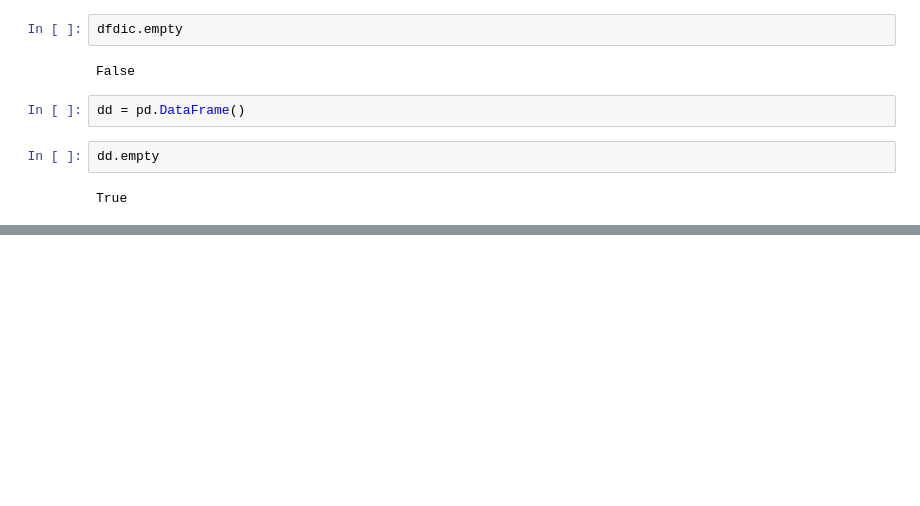
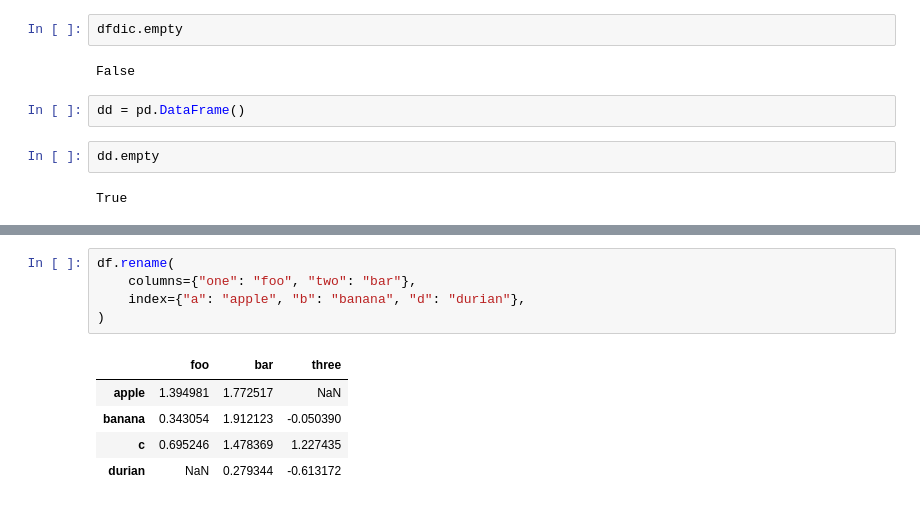
Before and after one commit to Makuiky/notebooks-de-consulta, a Jupyter notebook: pandas.ipynb, the cells around one changed output, grey strips where cells are left out. Drawn from its saved outputs; the diff is of its cells as text; blank space fills up the shorter version.

```diff
--- a/pandas.ipynb
+++ b/pandas.ipynb
@@ -954,0 +1188,11 @@ dtype: bool
+# %%
+df.rename(
+    columns={"one": "foo", "two": "bar"},
+    index={"a": "apple", "b": "banana", "d": "durian"},
+)
+# %% [output]
+|  | foo | bar | three |
+| apple | 1.394981 | 1.772517 | NaN |
+| banana | 0.343054 | 1.912123 | -0.050390 |
+| c | 0.695246 | 1.478369 | 1.227435 |
+| durian | NaN | 0.279344 | -0.613172 |
```
Also changed, not shown: parts of 89 cells of this notebook.
